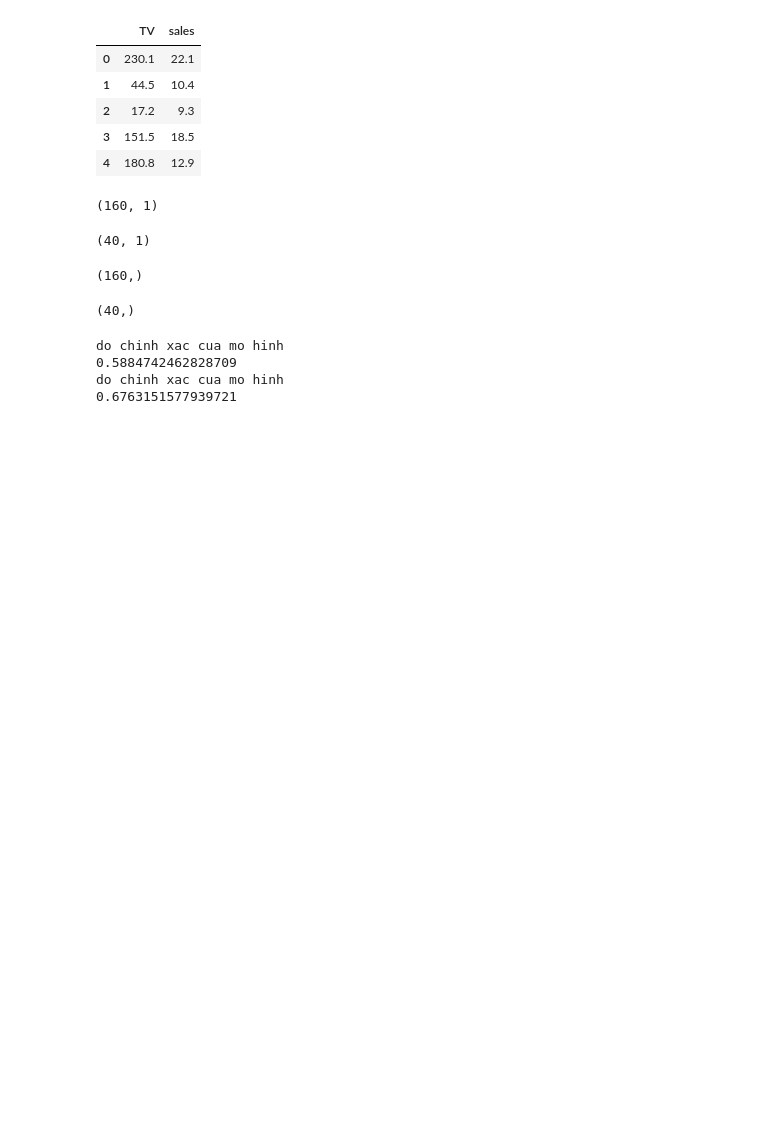
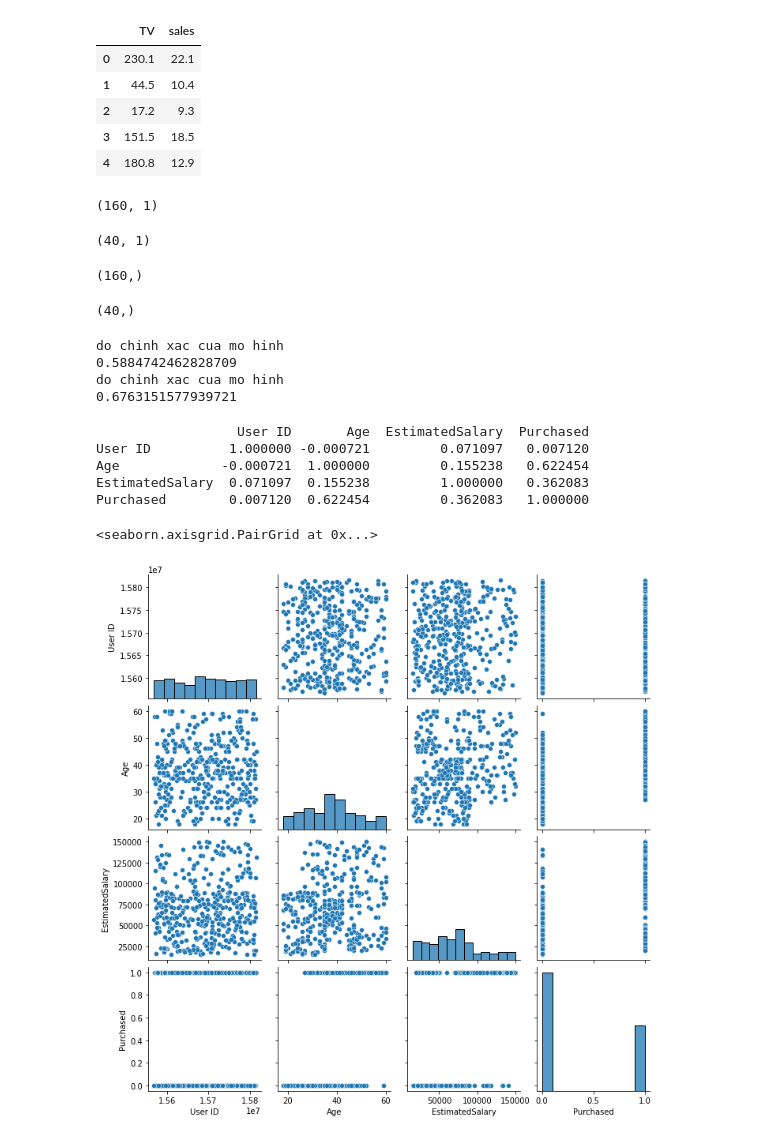
Before and after one commit to TuanLBT/AI_learning, a Jupyter notebook: deep_learning.ipynb, the cells around one changed output. Saved outputs shown, nothing was run; the diff lists cells and outputs as text; code cells hidden in the pictures; blank space fills up the shorter version.

```diff
--- a/deep_learning.ipynb
+++ b/deep_learning.ipynb
@@ -645,3 +645,25 @@ do chinh xac cua mo hinh
 0.5884742462828709
 do chinh xac cua mo hinh
 0.6763151577939721
+# %%
+#bt1 social
+import numpy as np
+import matplotlib.pyplot as plt
+import pandas as pd
+import seaborn as sns
+#1 tim do lien quan (correlation)
+import pandas as pd
+dataframe = pd.read_csv('Social_Network_Ads.csv')
+correnlation = dataframe.corr() #moi quan nhe
+print(correnlation)
+# %% [output]
+                  User ID       Age  EstimatedSalary  Purchased
+User ID          1.000000 -0.000721         0.071097   0.007120
+Age             -0.000721  1.000000         0.155238   0.622454
+EstimatedSalary  0.071097  0.155238         1.000000   0.362083
+Purchased        0.007120  0.622454         0.362083   1.000000
+# %%
+sns.pairplot(dataframe)
+# %% [output]
+<seaborn.axisgrid.PairGrid at 0x...>
+[figure, added]
```
Also changed, not shown: parts of 28 cells of this notebook.
